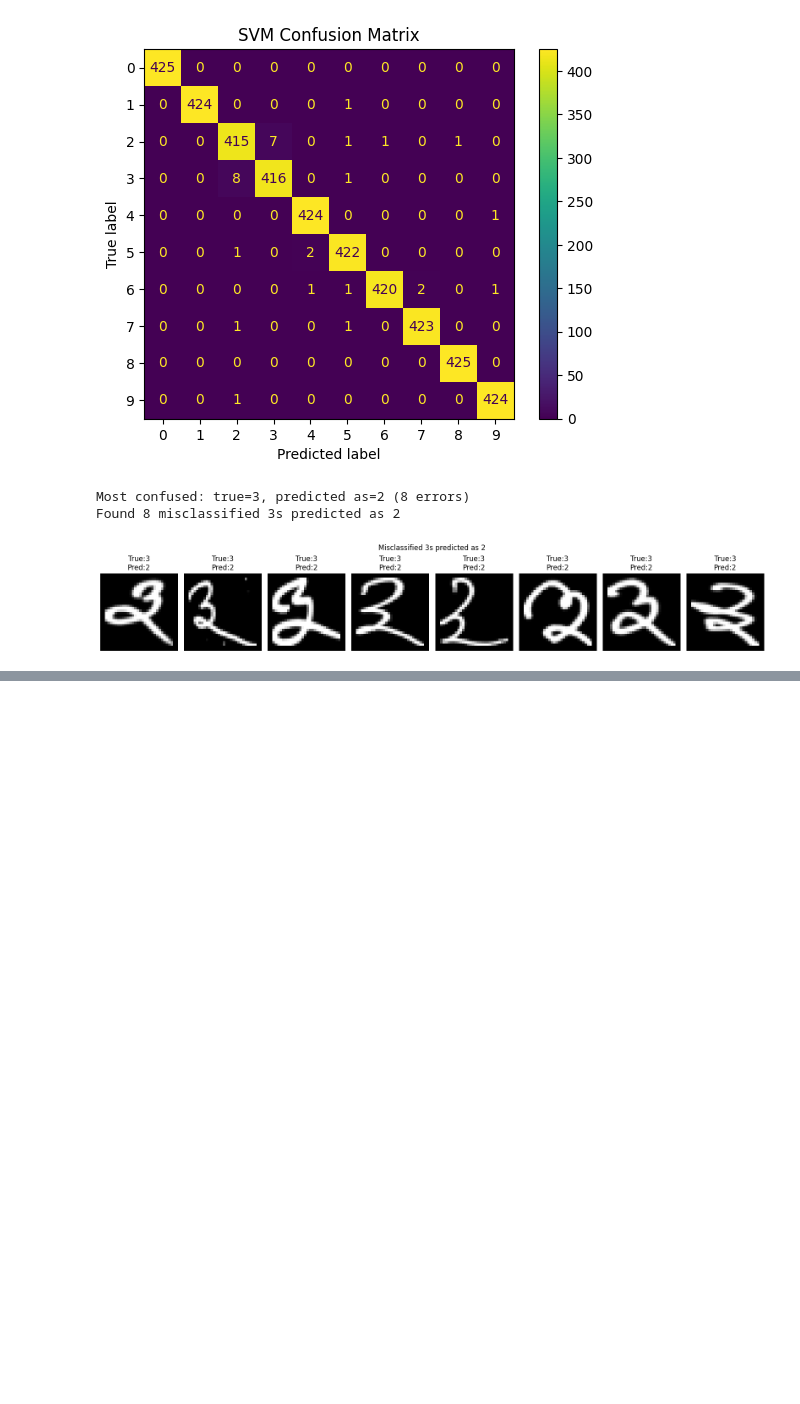
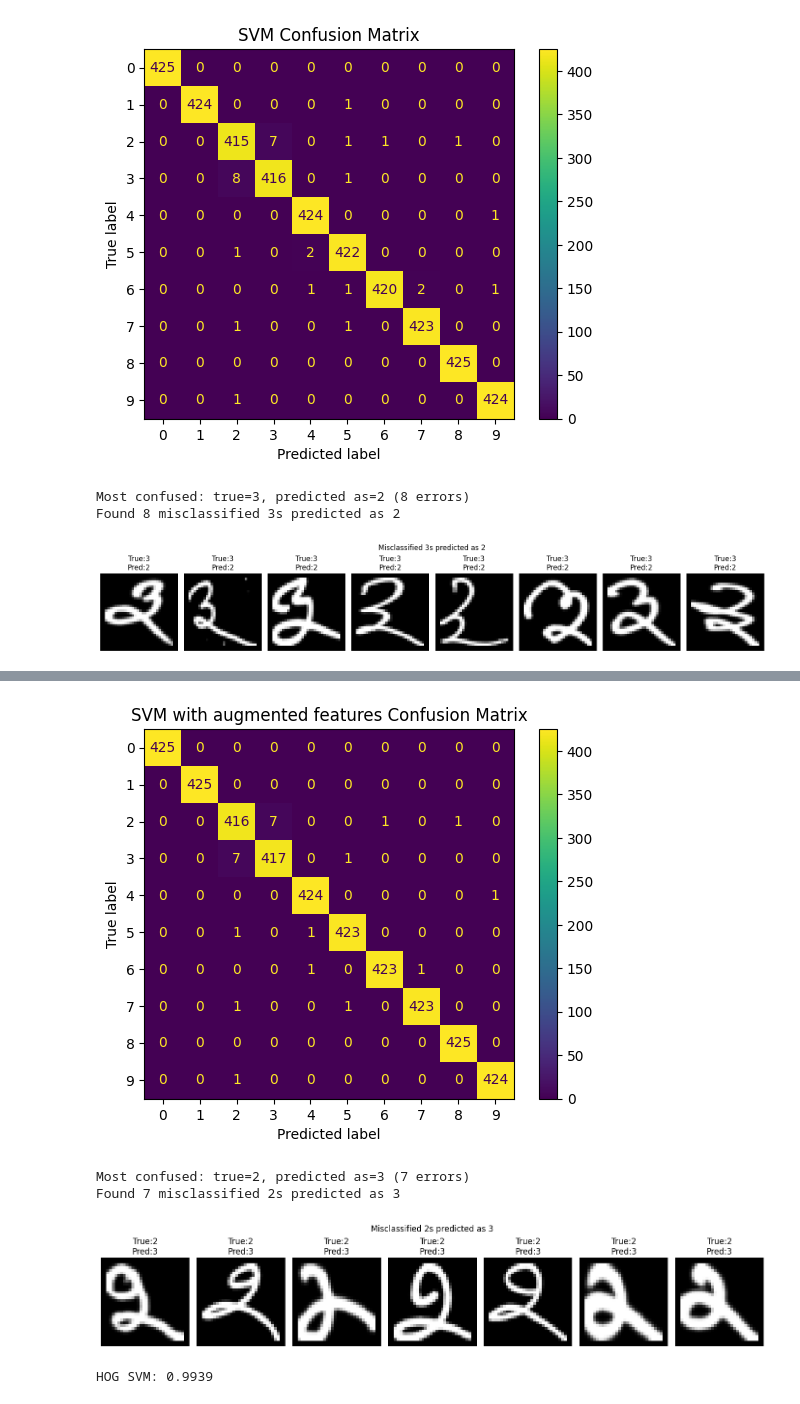
Before and after one commit to NoortjeVM/Group-01_IIVP-Project, a Jupyter notebook: svm_model.ipynb, the cells around one changed output, grey strips where cells are left out. Cells and saved outputs as stored; diff of their text form; code cells hidden in the pictures; blank space fills up the shorter version.

Commit message:
Added augmented features

```diff
--- a/svm_model.ipynb
+++ b/svm_model.ipynb
@@ -169,10 +169,10 @@ Most confused: true=3, predicted as=2 (8 errors)
 Found 8 misclassified 3s predicted as 2
 [figure]
 # %%
-from sklearn.model_selection import GridSearchCV
+# from sklearn.model_selection import GridSearchCV
 
-param_grid = {"C": [1, 10, 100], "gamma": [0.001, 0.01, "scale"]}
-grid = GridSearchCV(SVC(kernel="rbf"), param_grid, cv=3, verbose=2)
-grid.fit(X_train, y_train)
-print(f"Best params: {grid.best_params_}")
-print(f"Best accuracy: {grid.best_score_:.4f}")
+# param_grid = {"C": [1, 10, 100], "gamma": [0.001, 0.01, "scale"]}
+# grid = GridSearchCV(SVC(kernel="rbf"), param_grid, cv=3, verbose=2)
+# grid.fit(X_train, y_train)
+# print(f"Best params: {grid.best_params_}")
+# print(f"Best accuracy: {grid.best_score_:.4f}")
@@ -196,0 +220,54 @@ Best accuracy: 0.9896
+# %%
+# confusion matrix
+cm = confusion_matrix(y_val, y_pred_aug)
+ConfusionMatrixDisplay(cm).plot()
+plt.title("SVM with augmented features Confusion Matrix")
+plt.show()
+
+# find the two most confused classes
+cm_no_diag = cm.copy()
+np.fill_diagonal(cm_no_diag, 0)
+most_confused = np.unravel_index(cm_no_diag.argmax(), cm_no_diag.shape)
+true_class, pred_class = most_confused
+print(f"Most confused: true={true_class}, predicted as={pred_class} ({cm_no_diag[true_class, pred_class]} errors)")
+
+# visualize misclassified images from that pair
+mask = (y_val == true_class) & (y_pred_aug == pred_class)
+misclassified_idx = np.where(mask)[0]
+print(f"Found {len(misclassified_idx)} misclassified {true_class}s predicted as {pred_class}")
+
+n = min(10, len(misclassified_idx))
+plt.figure(figsize=(2*n, 3))
+for i, idx in enumerate(misclassified_idx[:n]):
+    img = X_val[idx].reshape(32, 32)
+    plt.subplot(1, n, i+1)
+    plt.imshow(img, cmap='gray')
+    plt.title(f"True:{y_val[idx]}\nPred:{y_pred_aug[idx]}")
+    plt.axis('off')
+plt.suptitle(f"Misclassified {true_class}s predicted as {pred_class}")
+plt.tight_layout()
+plt.show()
+# %% [output]
+[figure, added]
+Most confused: true=2, predicted as=3 (7 errors)
+Found 7 misclassified 2s predicted as 3
+[figure, added]
+# %%
+from skimage.feature import hog
+
+def extract_hog(images):
+    features = []
+    for img in images:
+        fd = hog(img.reshape(32, 32), orientations=9,
+                 pixels_per_cell=(4, 4), cells_per_block=(2, 2))
+        features.append(fd)
+    return np.array(features)
+
+X_train_hog = extract_hog(X_train)
+X_val_hog = extract_hog(X_val)
+
+hog_svm = SVC(kernel="rbf", C=10, gamma=0.01)
+hog_svm.fit(X_train_hog, y_train)
+print(f"HOG SVM: {accuracy_score(hog_svm.predict(X_val_hog), y_val):.4f}")
+# %% [output]
+HOG SVM: 0.9939
```
Also changed, not shown: parts of 2 cells of this notebook.
